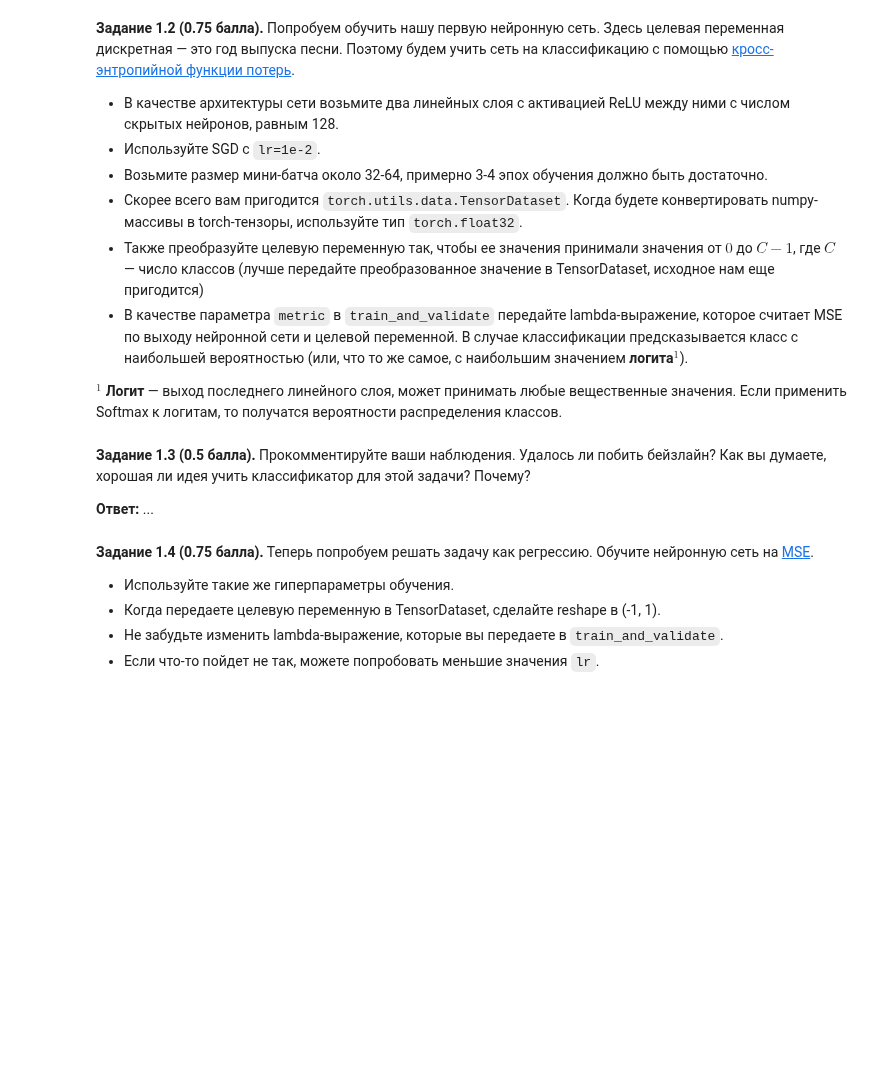
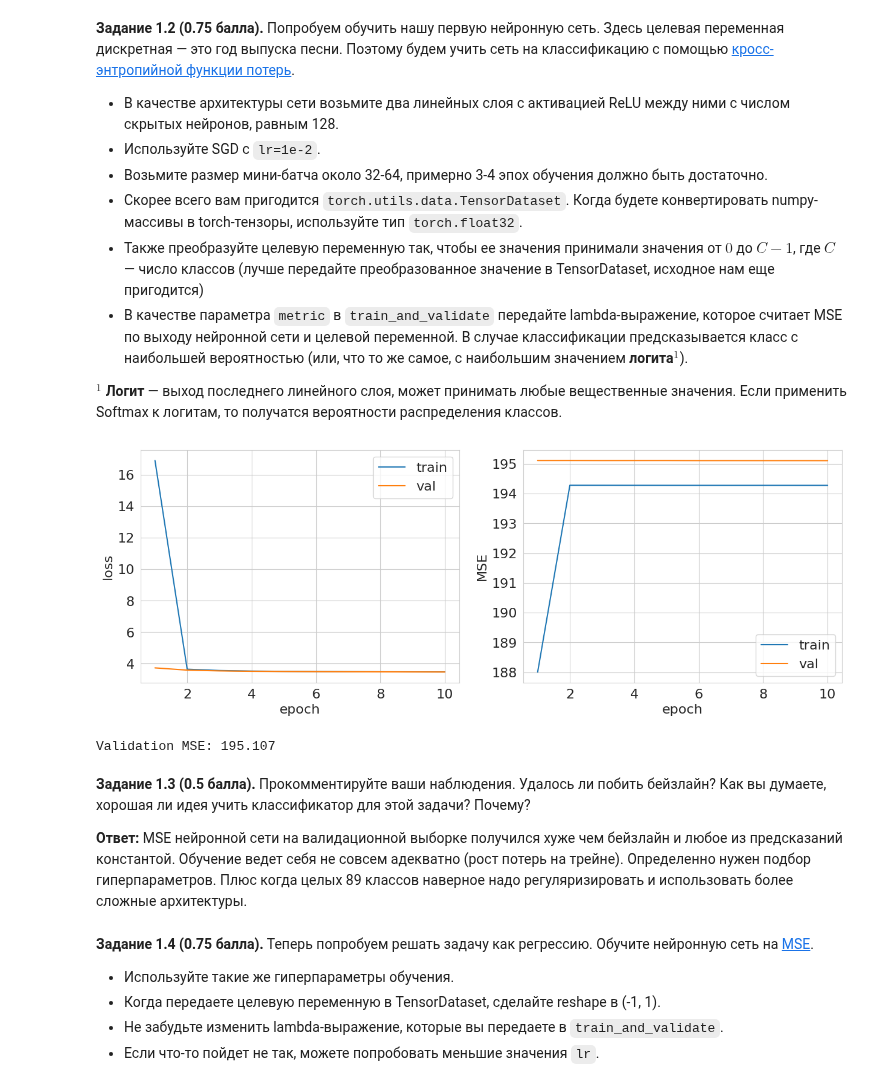
Before and after one commit to PavelMKh/HSE-AI, a Jupyter notebook: DL/HW1_Light.ipynb, the cells around one changed output. Cells and saved outputs as stored; diff of their text form; code cells hidden in the pictures; blank space fills up the shorter version.

```diff
--- a/DL/HW1_Light.ipynb
+++ b/DL/HW1_Light.ipynb
@@ -302,11 +312,56 @@ def train_and_validate(
 
 $^1$ **Логит** &mdash; выход последнего линейного слоя, может принимать любые вещественные значения. Если применить Softmax к логитам, то получатся вероятности распределения классов.
 # %%
-# YOUR CODE HERE (－.－)...zzzZZZzzzZZZ
+class NNModel(nn.Module):
+  def __init__(self):
+    super(NNModel, self).__init__()
+    self.fc1 = nn.LazyLinear(128)
+    self.relu = nn.ReLU()
+    self.fc2 = nn.Linear(128, 89)
+
+  def forward(self, x):
+    x = self.fc1(x)
+    x = self.relu(x)
+    x = self.fc2(x)
+    return x
+
+nn_regr = NNModel()
+
+optimizer = torch.optim.SGD(nn_regr.parameters(), lr=1e-2)
+criterion = nn.CrossEntropyLoss()
+
+metric = lambda preds, targets: ((torch.argmax(preds, dim=1) - targets.float()) ** 2).mean()
+
+year_to_index = {year: idx for idx, year in enumerate(np.unique(y_train))}
+
+y_train_year = [year_to_index[year] for year in y_train]
+y_val_year = [year_to_index[year] for year in y_val]
+
+train_dataset = TensorDataset(torch.tensor(X_train, dtype=torch.float32),
+                                     torch.tensor(y_train_year, dtype=torch.long))
+
+val_dataset = TensorDataset(torch.tensor(X_val, dtype=torch.float32),
+                            torch.tensor(y_val_year, dtype=torch.long))
+
+train_loader = DataLoader(train_dataset, batch_size=64, shuffle=True)
+val_loader = DataLoader(val_dataset, batch_size=64, shuffle=True)
+
+nn_metrics = train_and_validate(nn_regr,
+                                optimizer,
+                                criterion,
+                                metric,
+                                train_loader,
+                                val_loader,
+                                10,
+                                True,
+                                device='cuda')
+# %% [output]
+[figure, added]
+Validation MSE: 195.107
 # %% [markdown]
 **Задание 1.3 (0.5 балла).** Прокомментируйте ваши наблюдения. Удалось ли побить бейзлайн? Как вы думаете, хорошая ли идея учить классификатор для этой задачи? Почему?
 
-**Ответ:** ...
+**Ответ:** MSE нейронной сети на валидационной выборке получился хуже чем бейзлайн и любое из предсказаний константой. Обучение ведет себя не совсем адекватно (рост потерь на трейне). Определенно нужен подбор гиперпараметров. Плюс когда целых 89 классов наверное надо регуляризировать и использовать более сложные архитектуры.
 # %% [markdown]
 **Задание 1.4 (0.75 балла).** Теперь попробуем решать задачу как регрессию. Обучите нейронную сеть на [MSE](https://pytorch.org/docs/stable/generated/torch.nn.MSELoss.html).
 
```
Also changed, not shown: parts of 5 cells of this notebook.
